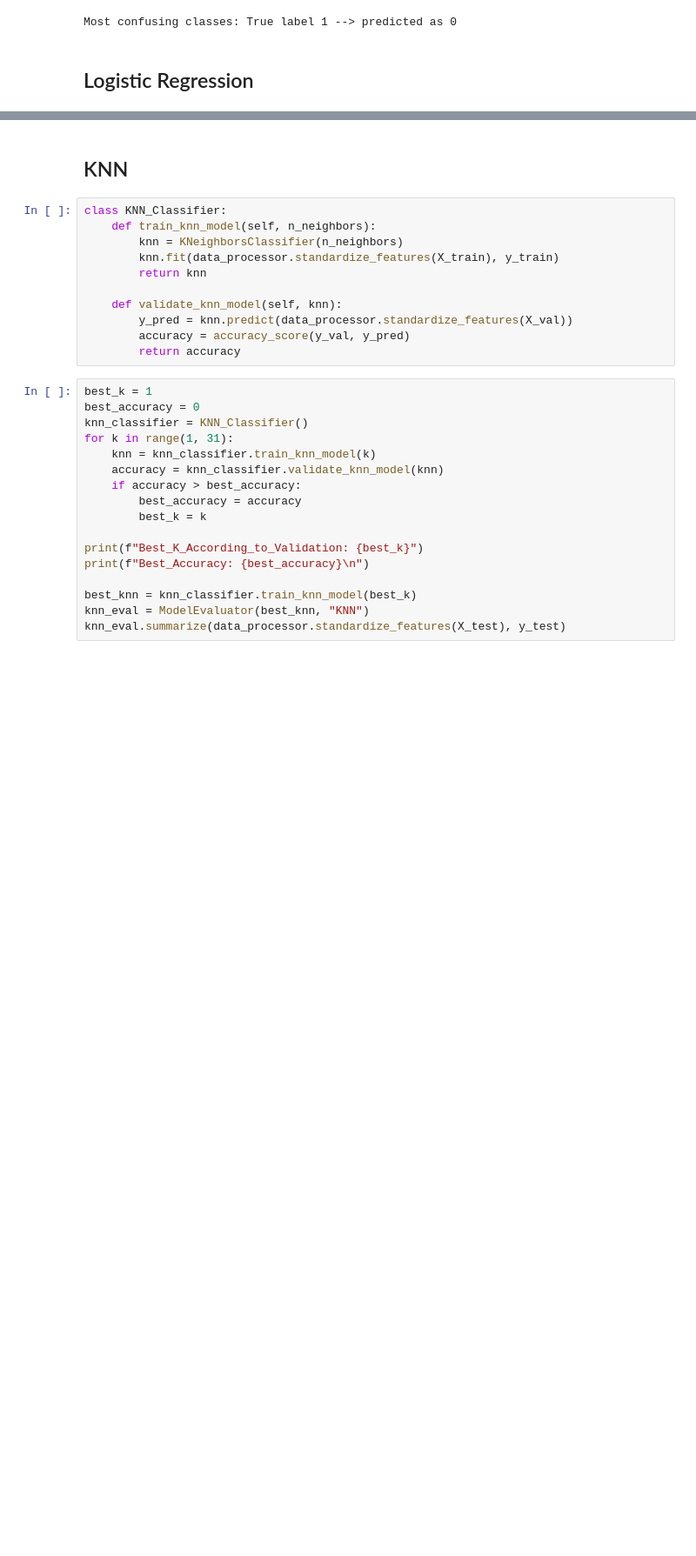
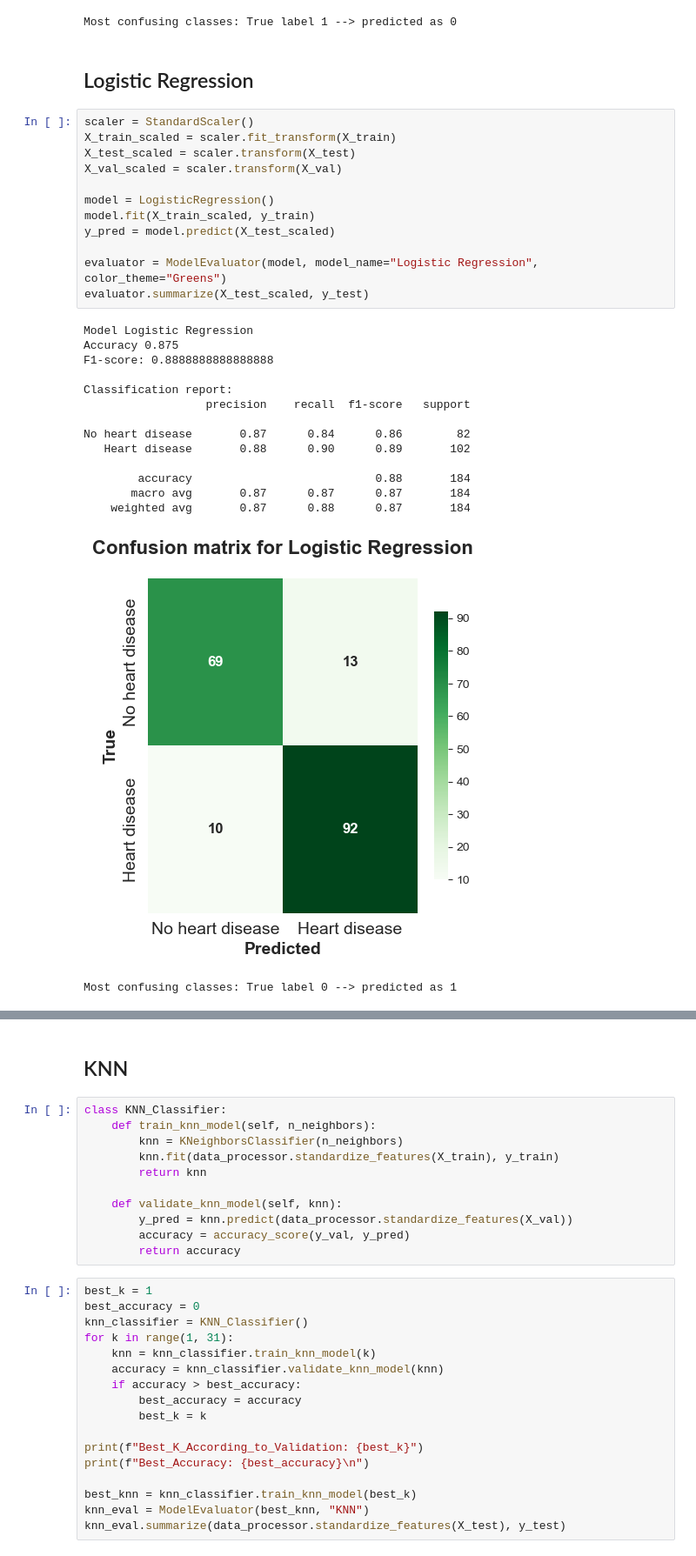
Before and after one commit to HagerMelook/Heart-Failure-Classification, a Jupyter notebook: HeartFailureClassification.ipynb, the cells around one changed output, grey strips where cells are left out. Shown at 87% size. Cells and saved outputs as stored; diff of their text form; blank space fills up the shorter version.

```diff
--- a/HeartFailureClassification.ipynb
+++ b/HeartFailureClassification.ipynb
@@ -1094,3 +1095,31 @@ No heart disease       0.74      0.78      0.76        82
 Most confusing classes: True label 1 --> predicted as 0
 # %% [markdown]
 ## Logistic Regression
+# %%
+scaler = StandardScaler()
+X_train_scaled = scaler.fit_transform(X_train)
+X_test_scaled = scaler.transform(X_test)
+X_val_scaled = scaler.transform(X_val)
+
+model = LogisticRegression()
+model.fit(X_train_scaled, y_train)
+y_pred = model.predict(X_test_scaled)
+
+evaluator = ModelEvaluator(model, model_name="Logistic Regression", color_theme="Greens")
+evaluator.summarize(X_test_scaled, y_test)
+# %% [output]
+Model Logistic Regression
+Accuracy 0.875
+F1-score: 0.8888888888888888
+
+Classification report:
+                  precision    recall  f1-score   support
+
+No heart disease       0.87      0.84      0.86        82
+   Heart disease       0.88      0.90      0.89       102
+
+        accuracy                           0.88       184
+       macro avg       0.87      0.87      0.87       184
+    weighted avg       0.87      0.88      0.87       184
+[figure, added]
+Most confusing classes: True label 0 --> predicted as 1
```
Also changed, not shown: parts of 14 cells of this notebook.
